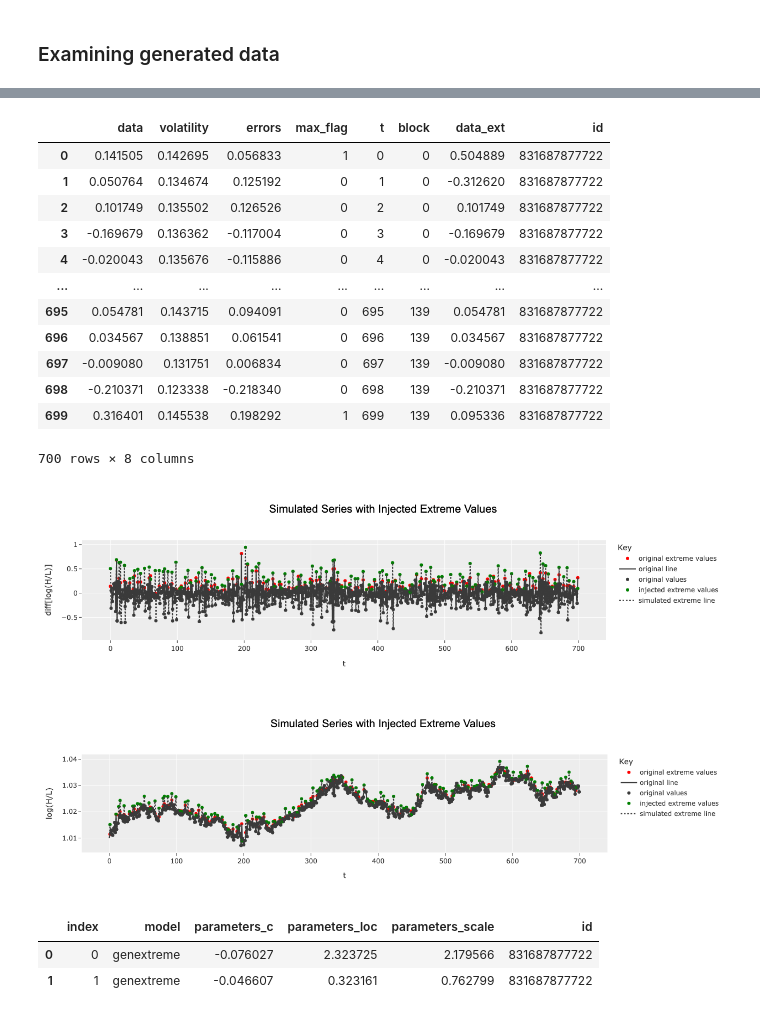
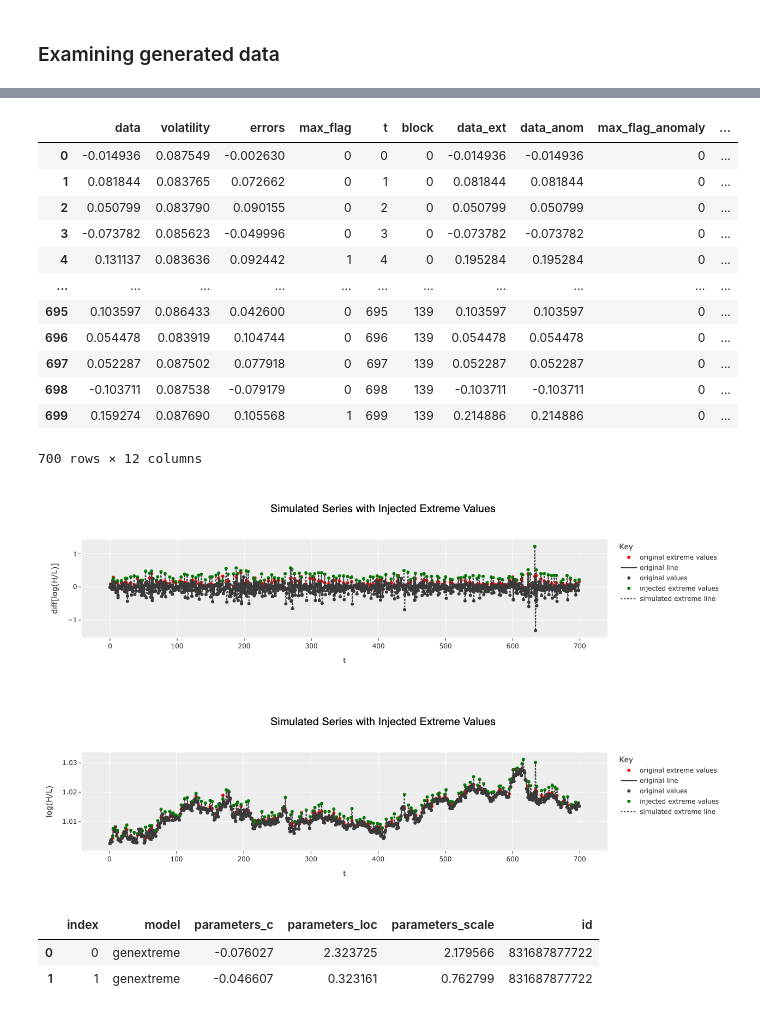
Before and after one commit to audreymc/acm-thesis, a Jupyter notebook: notebooks/SyntheticDataGeneration.ipynb, the cells around one changed output, grey strips where cells are left out. Saved outputs shown, nothing was run; the diff lists cells and outputs as text; code cells hidden in the pictures.

```diff
--- a/notebooks/SyntheticDataGeneration.ipynb
+++ b/notebooks/SyntheticDataGeneration.ipynb
@@ -1139,22 +1143,22 @@ existing_df
 # %%
-gen_df = pd.read_sql("select * from sim_data_distribution_shift_700 where id = 831687877722", conn)
+gen_df = pd.read_sql("select * from sim_data_distshift_anom_700 where id = 51983899766", conn)
 # %%
 gen_df
 # %% [output]
-|  | data | volatility | errors | max_flag | t | block | data_ext | id |
-| 0 | 0.141505 | 0.142695 | 0.056833 | 1 | 0 | 0 | 0.504889 | 831687877722 |
-| 1 | 0.050764 | 0.134674 | 0.125192 | 0 | 1 | 0 | -0.312620 | 831687877722 |
-| 2 | 0.101749 | 0.135502 | 0.126526 | 0 | 2 | 0 | 0.101749 | 831687877722 |
-| 3 | -0.169679 | 0.136362 | -0.117004 | 0 | 3 | 0 | -0.169679 | 831687877722 |
-| 4 | -0.020043 | 0.135676 | -0.115886 | 0 | 4 | 0 | -0.020043 | 831687877722 |
-| ... | ... | ... | ... | ... | ... | ... | ... | ... |
-| 695 | 0.054781 | 0.143715 | 0.094091 | 0 | 695 | 139 | 0.054781 | 831687877722 |
-| 696 | 0.034567 | 0.138851 | 0.061541 | 0 | 696 | 139 | 0.034567 | 831687877722 |
-| 697 | -0.009080 | 0.131751 | 0.006834 | 0 | 697 | 139 | -0.009080 | 831687877722 |
-| 698 | -0.210371 | 0.123338 | -0.218340 | 0 | 698 | 139 | -0.210371 | 831687877722 |
-| 699 | 0.316401 | 0.145538 | 0.198292 | 1 | 699 | 139 | 0.095336 | 831687877722 |
+|  | data | volatility | errors | max_flag | t | block | data_ext | data_anom | max_flag_anomaly | ... |
+| 0 | -0.014936 | 0.087549 | -0.002630 | 0 | 0 | 0 | -0.014936 | -0.014936 | 0 | ... |
+| 1 | 0.081844 | 0.083765 | 0.072662 | 0 | 1 | 0 | 0.081844 | 0.081844 | 0 | ... |
+| 2 | 0.050799 | 0.083790 | 0.090155 | 0 | 2 | 0 | 0.050799 | 0.050799 | 0 | ... |
+| 3 | -0.073782 | 0.085623 | -0.049996 | 0 | 3 | 0 | -0.073782 | -0.073782 | 0 | ... |
+| 4 | 0.131137 | 0.083636 | 0.092442 | 1 | 4 | 0 | 0.195284 | 0.195284 | 0 | ... |
+| ... | ... | ... | ... | ... | ... | ... | ... | ... | ... | ... |
+| 695 | 0.103597 | 0.086433 | 0.042600 | 0 | 695 | 139 | 0.103597 | 0.103597 | 0 | ... |
+| 696 | 0.054478 | 0.083919 | 0.104744 | 0 | 696 | 139 | 0.054478 | 0.054478 | 0 | ... |
+| 697 | 0.052287 | 0.087502 | 0.077918 | 0 | 697 | 139 | 0.052287 | 0.052287 | 0 | ... |
+| 698 | -0.103711 | 0.087538 | -0.079179 | 0 | 698 | 139 | -0.103711 | -0.103711 | 0 | ... |
+| 699 | 0.159274 | 0.087690 | 0.105568 | 1 | 699 | 139 | 0.214886 | 0.214886 | 0 | ... |
-700 rows × 8 columns
+700 rows × 12 columns
 # %%
-plot_extremes_compare(gen_df, x="t", y="data", y2="data_ext", color_col="max_flag", differenced = True)
+plot_extremes_compare(gen_df, x="t", y="data", y2="data_anom", color_col="max_flag", differenced = True)
 # %% [output]
-[figure, old version]
+[figure, new version]
@@ -1163,14 +1165,14 @@ plot_geÍnextreme_distributÍions
 # %%
 import numpy as np
 
 #data_sim = DataSimulator(reference_data=pd.DataFrame(), init_value=np.nan)
 gen_df["untransformed"] = data_sim.transform_hl_diff_series(gen_df.data)
-gen_df["untransformed_ext"] = data_sim.transform_hl_diff_series(gen_df.data_ext)
+gen_df["untransformed_ext"] = data_sim.transform_hl_diff_series(gen_df.data_anom)
 gen_df["max_flag_shifted"] = gen_df["max_flag_str"].shift(1)
 
 plot_extremes_compare(gen_df, x="t", y="untransformed", y2="untransformed_ext", color_col="max_flag_shifted", differenced = False)
 # %% [output]
-[figure, old version]
+[figure, new version]
 # %%
 gen_ref_df = pd.read_sql("select * from sim_data_distribution_reference_700 where id = 831687877722", conn)
 # %%
```
Also changed, not shown: parts of 3 cells of this notebook, 4 other files.
